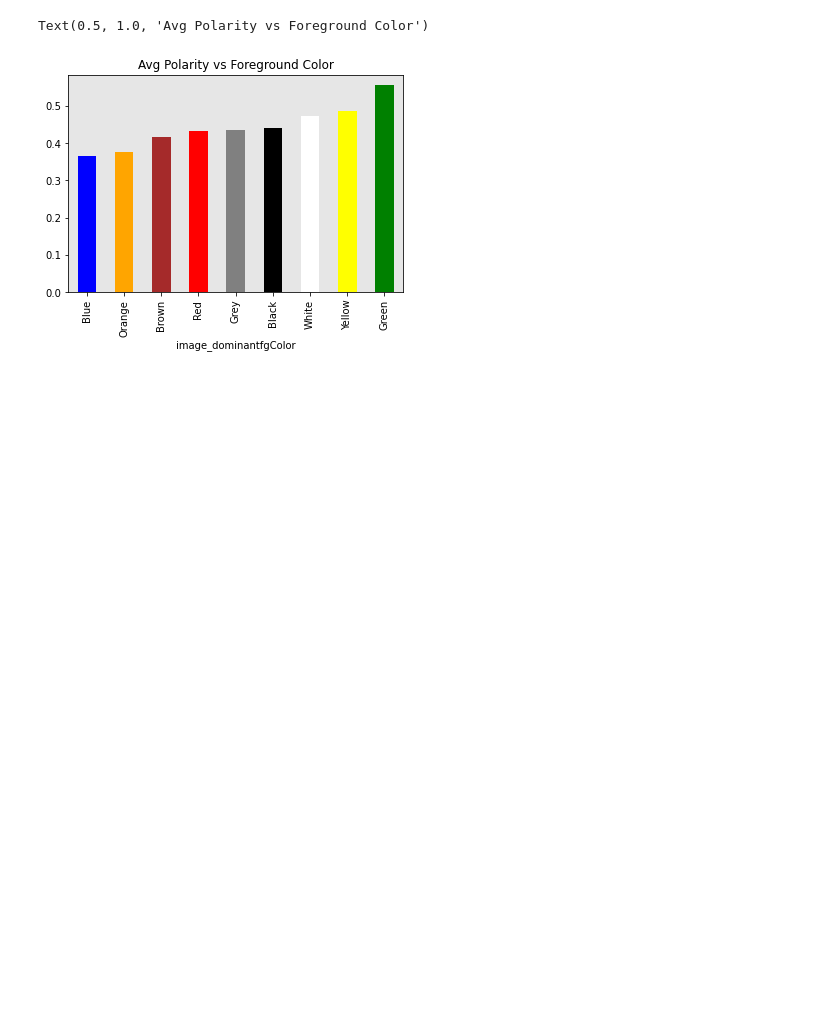
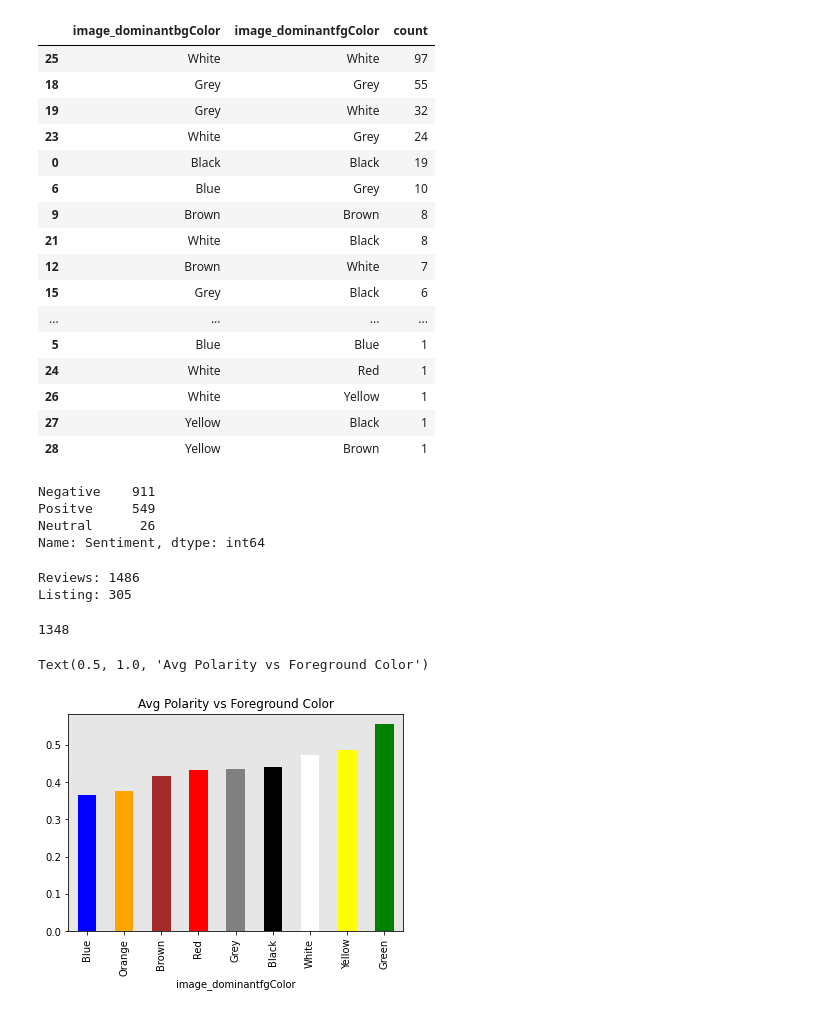
Before and after one commit to C-milo/SDM_FinalProject, a Jupyter notebook: airbnb_plots.ipynb, the cells around one changed output. Drawn from its saved outputs; the diff is of its cells as text; code cells hidden in the pictures; blank space fills up the shorter version.

Commit message:
updated analysis, need fixing for join values

```diff
--- a/airbnb_plots.ipynb
+++ b/airbnb_plots.ipynb
@@ -19 +86,38 @@ listing.head(5)
+# %%
+# Grouping by fgcolor and bgcolor and counting number of unique groups.
+listing.groupby(['image_dominantbgColor','image_dominantfgColor']).size().reset_index().rename(columns={0:'count'}).sort_values(by='count', ascending=False)
+# %% [output]
+|  | image_dominantbgColor | image_dominantfgColor | count |
+| 25 | White | White | 97 |
+| 18 | Grey | Grey | 55 |
+| 19 | Grey | White | 32 |
+| 23 | White | Grey | 24 |
+| 0 | Black | Black | 19 |
+| 6 | Blue | Grey | 10 |
+| 9 | Brown | Brown | 8 |
+| 21 | White | Black | 8 |
+| 12 | Brown | White | 7 |
+| 15 | Grey | Black | 6 |
+| ... | ... | ... | ... |
+| 5 | Blue | Blue | 1 |
+| 24 | White | Red | 1 |
+| 26 | White | Yellow | 1 |
+| 27 | Yellow | Black | 1 |
+| 28 | Yellow | Brown | 1 |
+# %%
+# Counting Sentiment values
+reviews.Sentiment.value_counts()
+# %% [output]
+Negative    911
+Positve     549
+Neutral      26
+Name: Sentiment, dtype: int64
+# %%
+# Preparint to join both dataset:
+# Size
+print(f"Reviews: {len(reviews.index)}")
+print(f"Listing: {len(listing.index)}")
+# %% [output]
+Reviews: 1486
+Listing: 305
 # %%
@@ -20,4 +125,8 @@ listing.head(5)
 join_df = listing.join(reviews, how='inner')
+# %%
+len(join_df.index)
+# %% [output]
+1348
 # %%
 fgColor_Polarity = join_df.groupby(by='image_dominantfgColor')['Polarity'].mean().sort_values()
 plot_fgColor_Polarity = fgColor_Polarity.plot(kind='bar', color=list(fgColor_Polarity.index.values))
```
Also changed, not shown: parts of 10 cells of this notebook, 1 other file.
